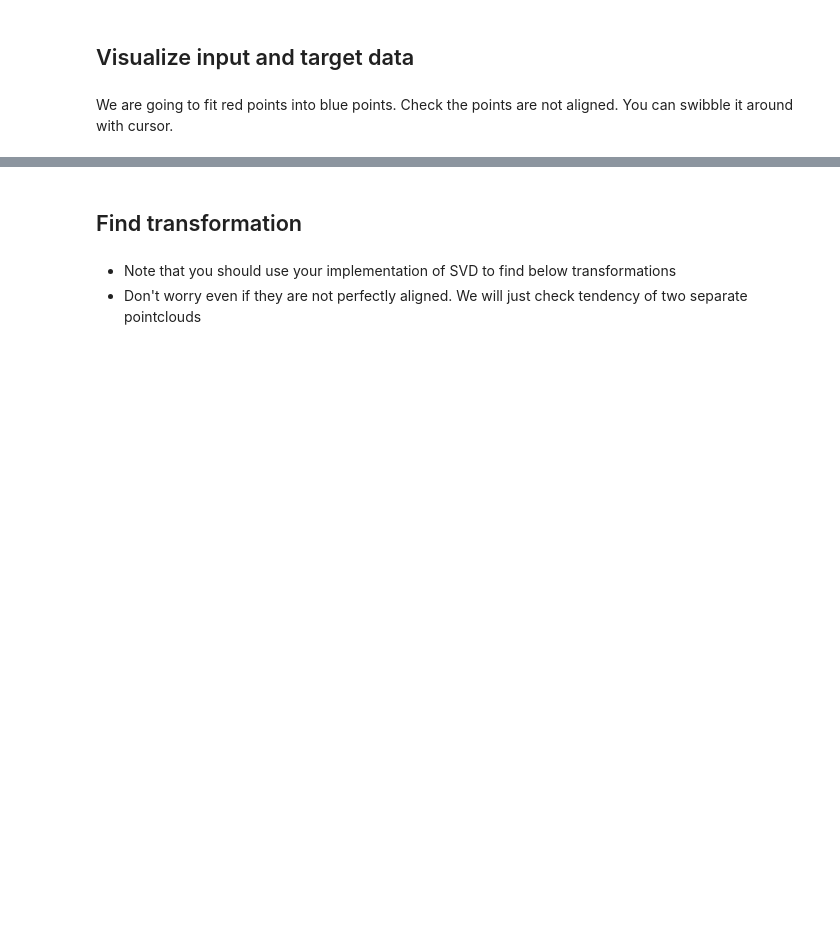
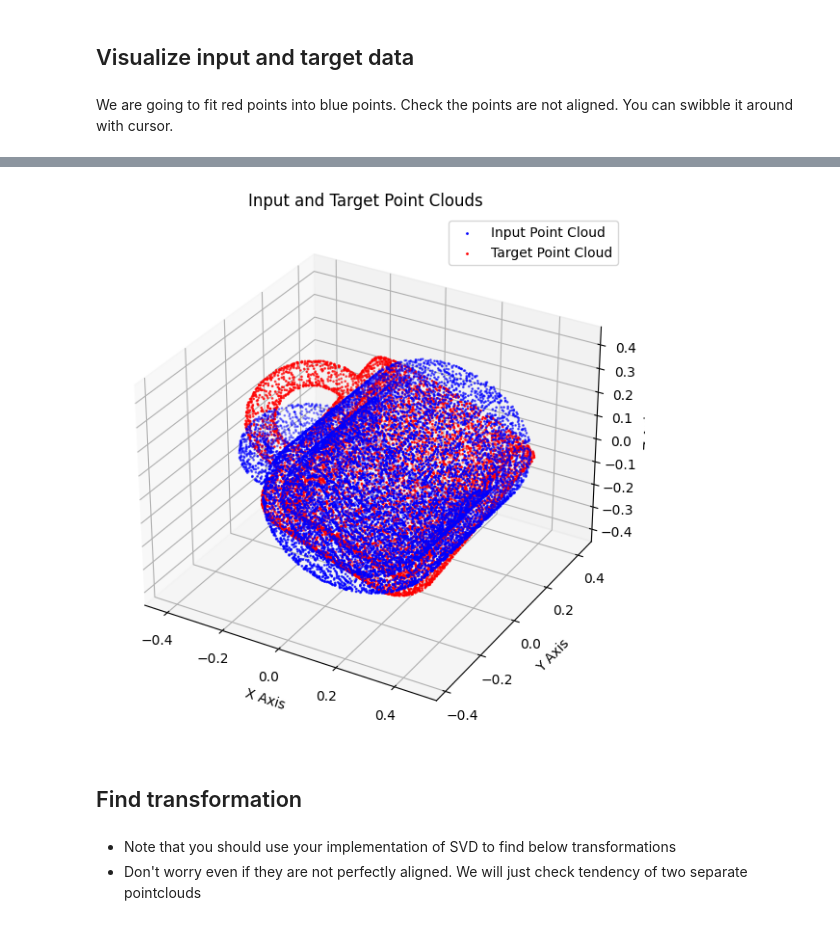
Before and after one commit to megamiii/SingleValueDecomposition, a Jupyter notebook: SVD.ipynb, the cells around one changed output, grey strips where cells are left out. Saved outputs shown, nothing was run; the diff lists cells and outputs as text; code cells hidden in the pictures; blank space fills up the shorter version.

```diff
--- a/SVD.ipynb
+++ b/SVD.ipynb
@@ -122,3 +100,34 @@ scene.show()
+# %%
+# choose the directory where you put your input cup pointcloud file
+input_path = "./input.ply"
+target_path = "./target.ply"
+input_pcd = trimesh.load(input_path)
+target_pcd = trimesh.load(target_path)
+scene = trimesh.Scene([input_pcd, target_pcd])
+
+# Use the following for interactive 3D scene rendering
+# scene.show()
+
+# Plotting  point clouds in a 3D scatter plot using Matplotlib to successfully export to Github
+fig = plt.figure(figsize=(10, 7))
+ax = fig.add_subplot(111, projection='3d')
+
+# Plotting the input point cloud
+ax.scatter(*input_pcd.vertices.T, color='blue', s=1, label='Input Point Cloud')
+
+# Plotting the target point cloud
+ax.scatter(*target_pcd.vertices.T, color='red', s=1, label='Target Point Cloud')
+
+# Setting plot labels and title
+ax.set_xlabel('X Axis')
+ax.set_ylabel('Y Axis')
+ax.set_zlabel('Z Axis')
+ax.set_title('Input and Target Point Clouds')
+ax.legend()
+
+plt.show()
+# %% [output]
+[figure, added]
 # %% [markdown]
 ## Find transformation
 # %% [markdown]
```
Also changed, not shown: parts of 4 cells of this notebook.
